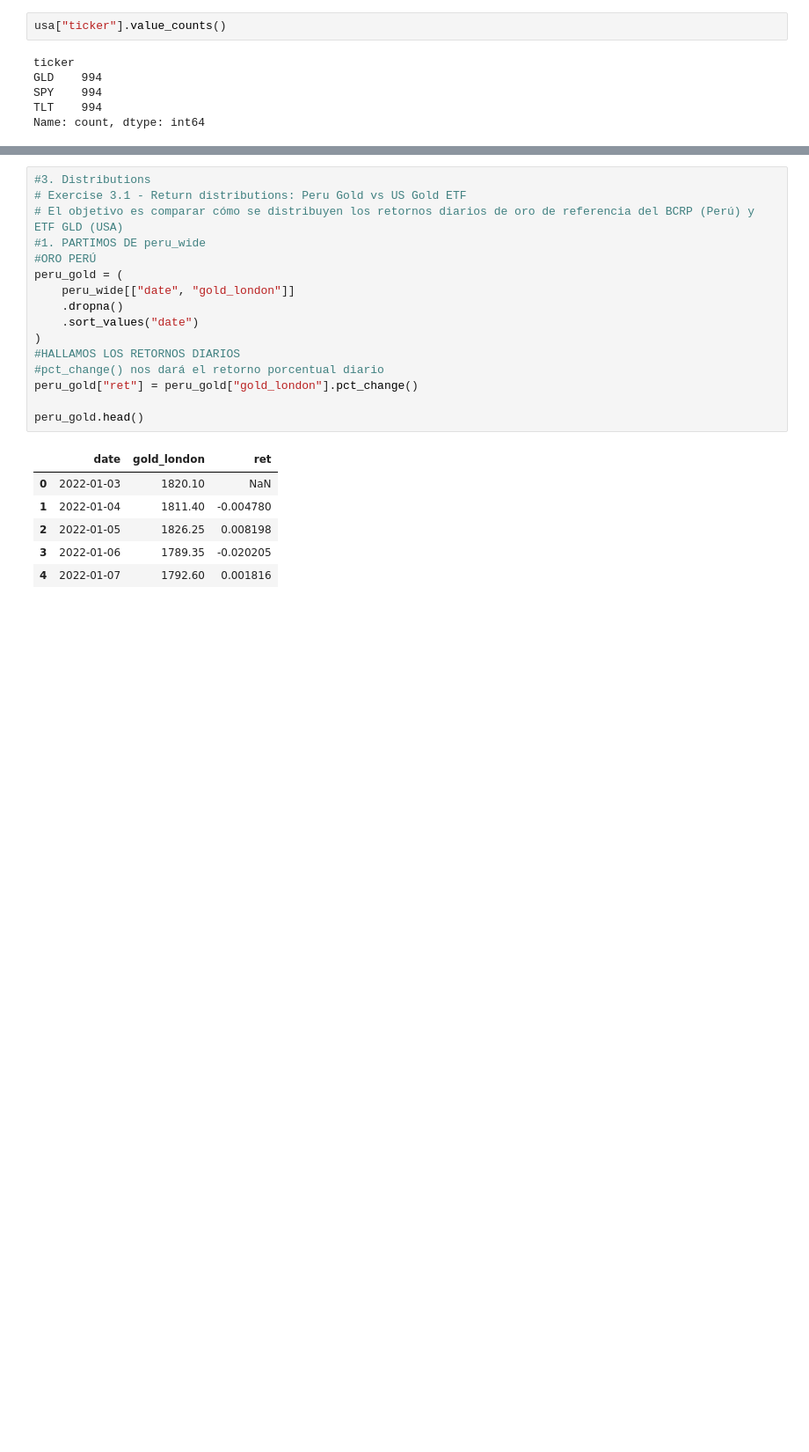
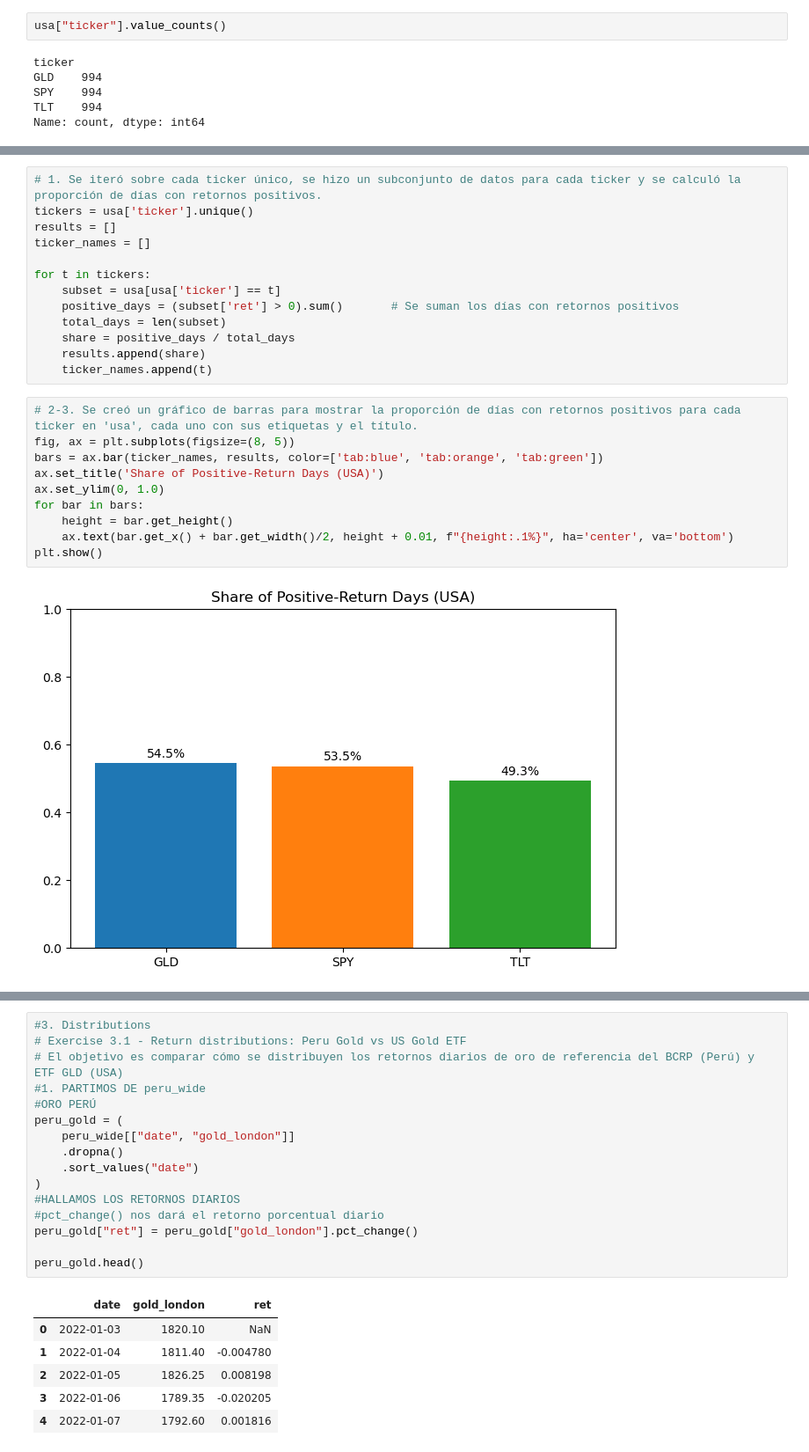
Before and after one commit to anzonyquispe/Python-for-Finance, a Jupyter notebook: homeworks/Assignment_3/group_5_ass_3_2026/group_5_ass_3_2026_part_2.ipynb, the cells around one changed output, grey strips where cells are left out. Shown at 88% size. Drawn from its saved outputs; the diff is of its cells as text; blank space fills up the shorter version.

```diff
--- a/homeworks/Assignment_3/group_5_ass_3_2026/group_5_ass_3_2026_part_2.ipynb
+++ b/homeworks/Assignment_3/group_5_ass_3_2026/group_5_ass_3_2026_part_2.ipynb
@@ -362,0 +409,25 @@ Name: count, dtype: int64
+# %%
+# 1. Se iteró sobre cada ticker único, se hizo un subconjunto de datos para cada ticker y se calculó la proporción de días con retornos positivos.
+tickers = usa['ticker'].unique()
+results = []
+ticker_names = []
+
+for t in tickers:
+    subset = usa[usa['ticker'] == t]
+    positive_days = (subset['ret'] > 0).sum()       # Se suman los días con retornos positivos
+    total_days = len(subset)
+    share = positive_days / total_days
+    results.append(share)
+    ticker_names.append(t)
+# %%
+# 2-3. Se creó un gráfico de barras para mostrar la proporción de días con retornos positivos para cada ticker en 'usa', cada uno con sus etiquetas y el título.
+fig, ax = plt.subplots(figsize=(8, 5))
+bars = ax.bar(ticker_names, results, color=['tab:blue', 'tab:orange', 'tab:green'])
+ax.set_title('Share of Positive-Return Days (USA)')
+ax.set_ylim(0, 1.0)
+for bar in bars:
+    height = bar.get_height()
+    ax.text(bar.get_x() + bar.get_width()/2, height + 0.01, f"{height:.1%}", ha='center', va='bottom')
+plt.show()
+# %% [output]
+[figure, added]
```
Also changed, not shown: parts of 38 cells of this notebook, 1 other file.
